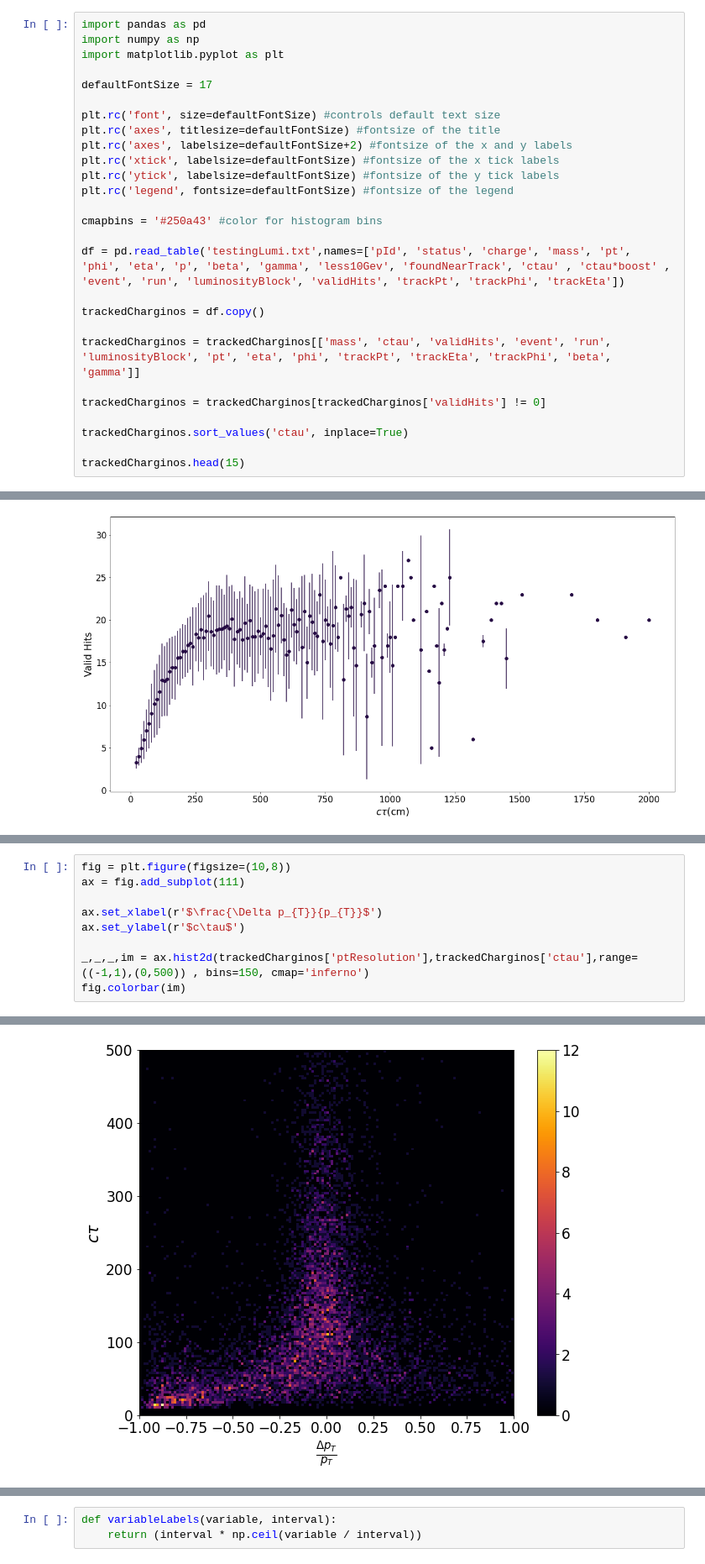
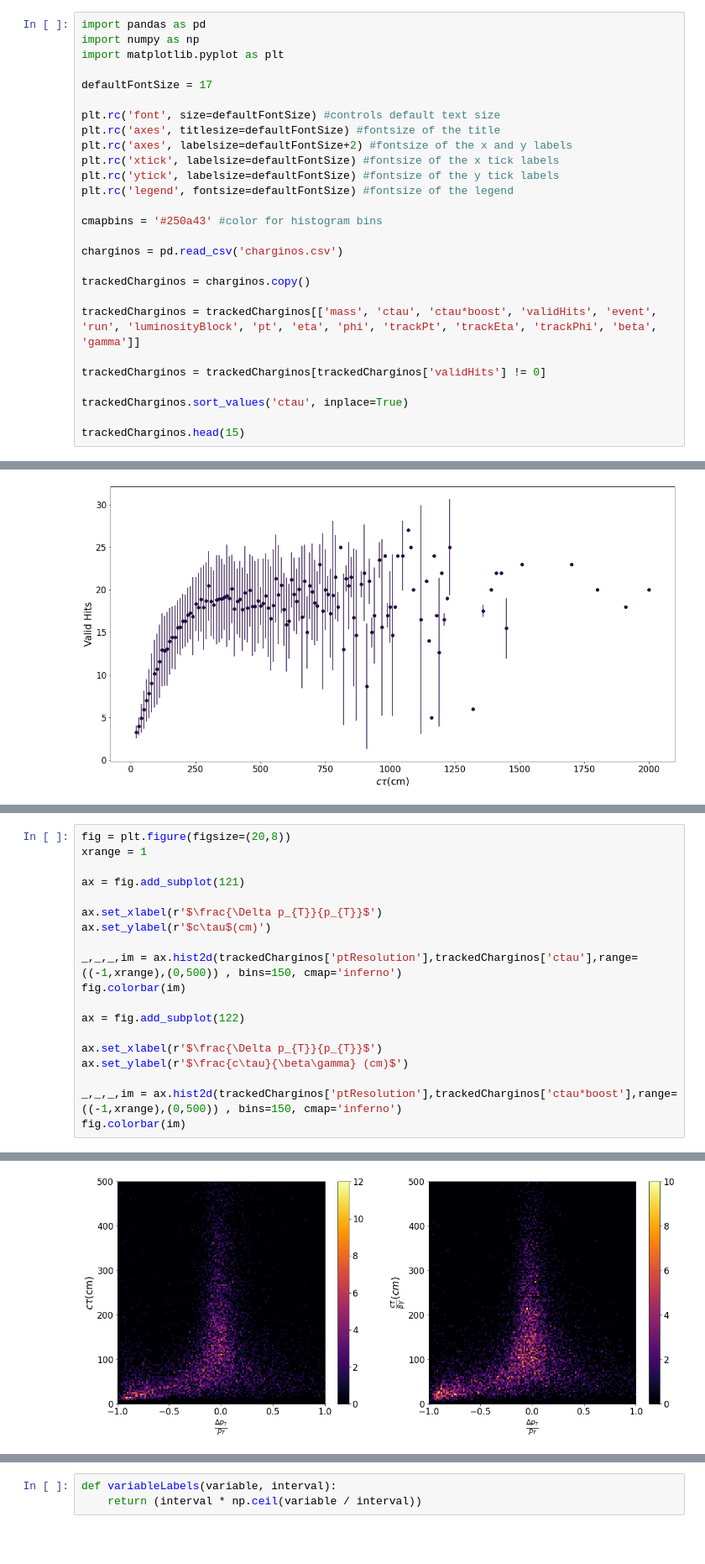
Before and after one commit to joaoboger/charginosAnalysis, a Jupyter notebook: charginosAnalysis.ipynb, the cells around one changed output, grey strips where cells are left out. Shown at 84% size. Drawn from its saved outputs; the diff is of its cells as text; blank space fills up the shorter version.

```diff
--- a/charginosAnalysis.ipynb
+++ b/charginosAnalysis.ipynb
@@ -14,11 +14,11 @@ plt.rc('legend', fontsize=defaultFontSize) #fontsize of the legend
 
 cmapbins = '#250a43' #color for histogram bins
 
-df = pd.read_table('testingLumi.txt',names=['pId', 'status', 'charge', 'mass', 'pt', 'phi', 'eta', 'p', 'beta', 'gamma', 'less10Gev', 'foundNearTrack', 'ctau' , 'ctau*boost' , 'event', 'run', 'luminosityBlock', 'validHits', 'trackPt', 'trackPhi', 'trackEta'])
+charginos = pd.read_csv('charginos.csv')
 
-trackedCharginos = df.copy()
+trackedCharginos = charginos.copy()
 
-trackedCharginos = trackedCharginos[['mass', 'ctau', 'validHits', 'event', 'run', 'luminosityBlock', 'pt', 'eta', 'phi', 'trackPt', 'trackEta', 'trackPhi', 'beta', 'gamma']]
+trackedCharginos = trackedCharginos[['mass', 'ctau', 'ctau*boost', 'validHits', 'event', 'run', 'luminosityBlock', 'pt', 'eta', 'phi', 'trackPt', 'trackEta', 'trackPhi', 'beta', 'gamma']]
 
 trackedCharginos = trackedCharginos[trackedCharginos['validHits'] != 0]
 
@@ -125,16 +149,26 @@ _,_,im = ax.hist(trackedCharginos['ptResolution'],range=(-1.5,1.5) , bins=150, c
 [figure]
 # %%
-fig = plt.figure(figsize=(10,8))
-ax = fig.add_subplot(111)
+fig = plt.figure(figsize=(20,8))
+xrange = 1
+
+ax = fig.add_subplot(121)
 
 ax.set_xlabel(r'$\frac{\Delta p_{T}}{p_{T}}$')
-ax.set_ylabel(r'$c\tau$')
+ax.set_ylabel(r'$c\tau$(cm)')
 
-_,_,_,im = ax.hist2d(trackedCharginos['ptResolution'],trackedCharginos['ctau'],range=((-1,1),(0,500)) , bins=150, cmap='inferno')
+_,_,_,im = ax.hist2d(trackedCharginos['ptResolution'],trackedCharginos['ctau'],range=((-1,xrange),(0,500)) , bins=150, cmap='inferno')
 fig.colorbar(im)
+
+ax = fig.add_subplot(122)
+
+ax.set_xlabel(r'$\frac{\Delta p_{T}}{p_{T}}$')
+ax.set_ylabel(r'$\frac{c\tau}{\beta\gamma} (cm)$')
+
+_,_,_,im = ax.hist2d(trackedCharginos['ptResolution'],trackedCharginos['ctau*boost'],range=((-1,xrange),(0,500)) , bins=150, cmap='inferno')
+fig.colorbar(im)
 # %% [output]
 <matplotlib.colorbar.Colorbar at 0x...>
-[figure, old version]
+[figure, new version]
 # %%
 fig = plt.figure(figsize=(10,8))
 ax = fig.add_subplot(111)
```
Also changed, not shown: parts of 12 cells of this notebook, 1 other file.
